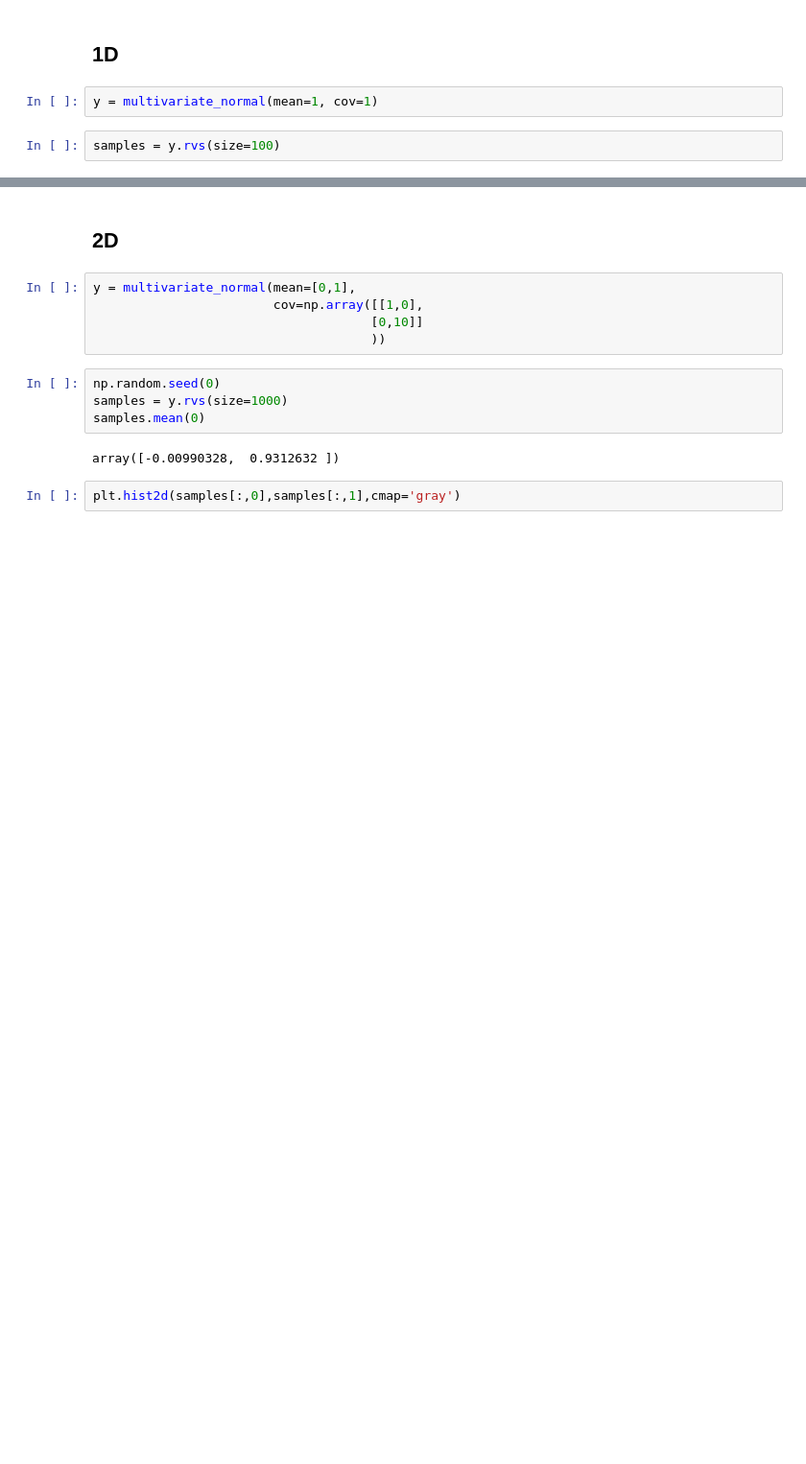
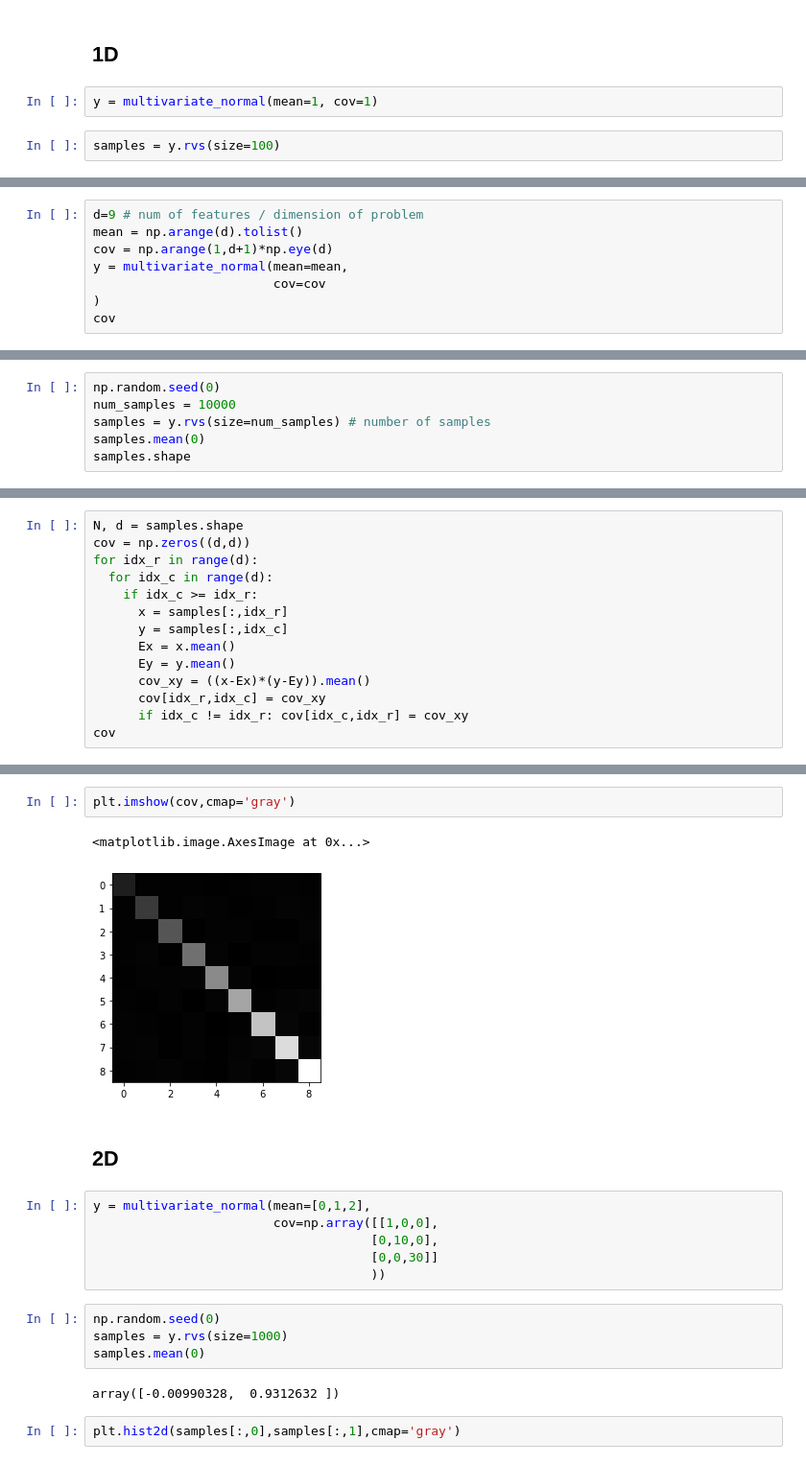
Before and after one commit to geoffwoollard/learn_cryoem_math, a Jupyter notebook: nb/covariance.ipynb, the cells around one changed output, grey strips where cells are left out. Shown: that part at 96% size. Cells and saved outputs as stored; diff of their text form; blank space fills up the shorter version.

```diff
--- a/nb/covariance.ipynb
+++ b/nb/covariance.ipynb
@@ -74,0 +77,8 @@ pd.Series(samples).hist()
+# %%
+d=9 # num of features / dimension of problem
+mean = np.arange(d).tolist()
+cov = np.arange(1,d+1)*np.eye(d)
+y = multivariate_normal(mean=mean,
+                        cov=cov
+)
+cov
@@ -74,0 +95,6 @@ pd.Series(samples).hist()
+# %%
+np.random.seed(0)
+num_samples = 10000
+samples = y.rvs(size=num_samples) # number of samples
+samples.mean(0)
+samples.shape
@@ -74,0 +103,14 @@ pd.Series(samples).hist()
+# %%
+N, d = samples.shape
+cov = np.zeros((d,d))
+for idx_r in range(d):
+  for idx_c in range(d):
+    if idx_c >= idx_r:
+      x = samples[:,idx_r]
+      y = samples[:,idx_c]
+      Ex = x.mean()
+      Ey = y.mean()
+      cov_xy = ((x-Ex)*(y-Ey)).mean()
+      cov[idx_r,idx_c] = cov_xy
+      if idx_c != idx_r: cov[idx_c,idx_r] = cov_xy
+cov
@@ -75,9 +135,15 @@ pd.Series(samples).hist()
+# %%
+plt.imshow(cov,cmap='gray')
+# %% [output]
+<matplotlib.image.AxesImage at 0x...>
+[figure, added]
 # %% [markdown]
 ## 2D
 # %%
-y = multivariate_normal(mean=[0,1],
-                        cov=np.array([[1,0],
-                                     [0,10]]
+y = multivariate_normal(mean=[0,1,2],
+                        cov=np.array([[1,0,0],
+                                     [0,10,0],
+                                     [0,0,30]]
                                      ))
 # %%
 np.random.seed(0)
```
Also changed, not shown: parts of 6 cells of this notebook.
